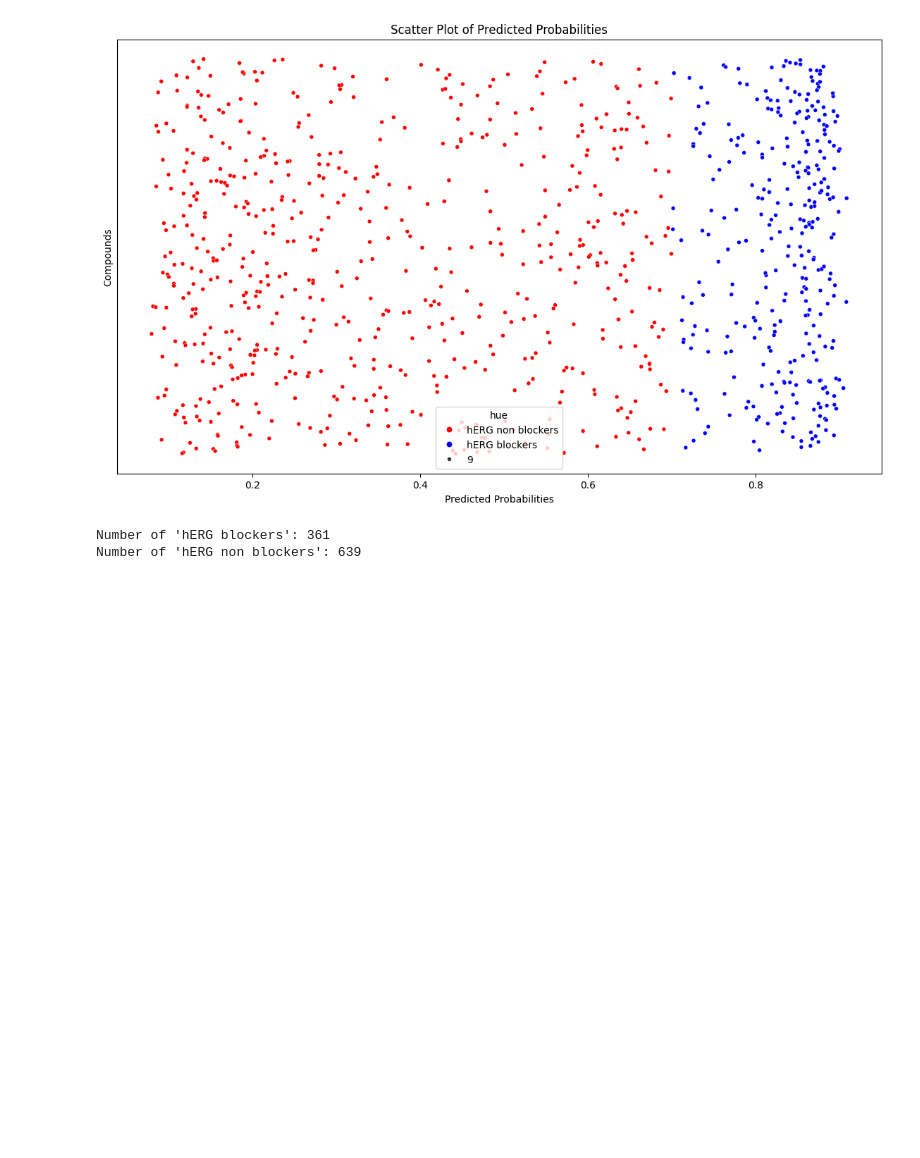
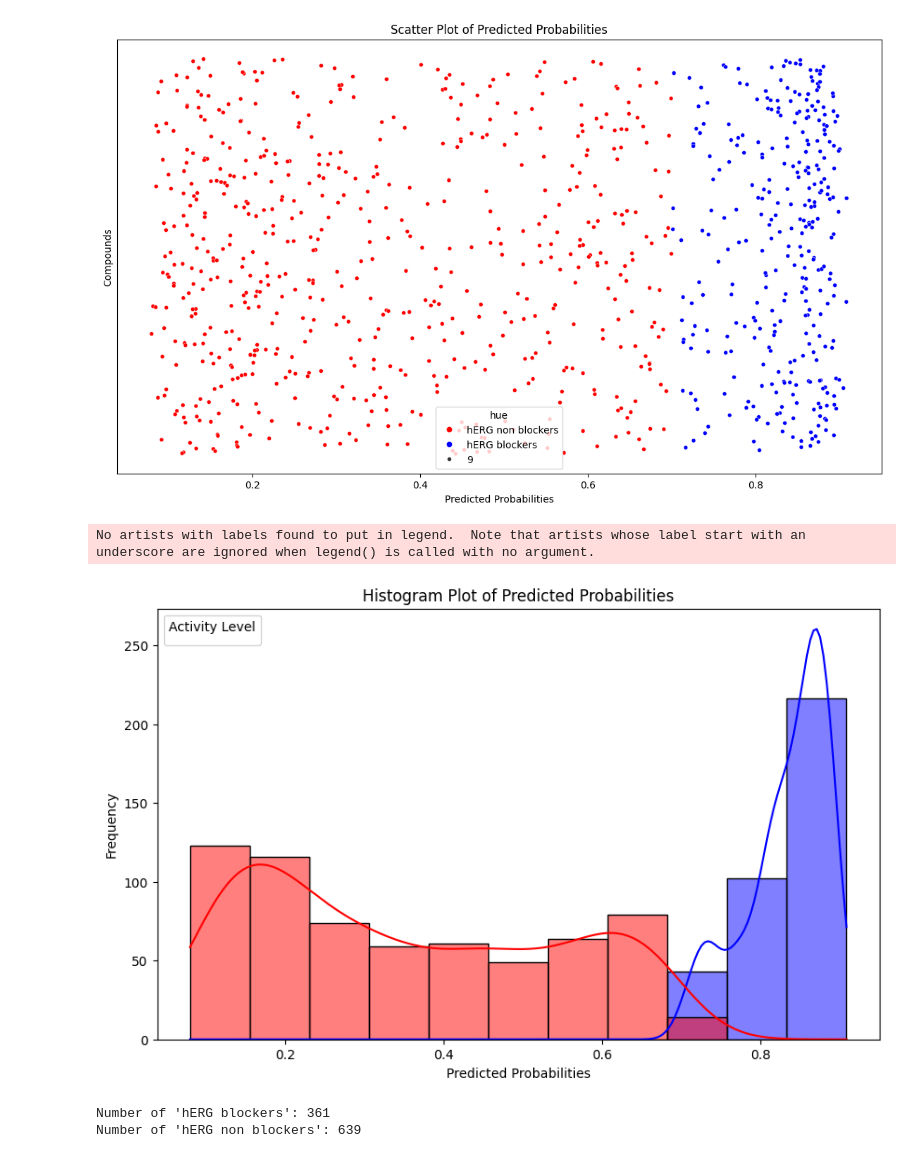
Before and after one commit to Malikbadmus/model-validation-eos30f3, a Jupyter notebook: notebooks/00_model_bias.ipynb, the cells around one changed output. Drawn from its saved outputs; the diff is of its cells as text; code cells hidden in the pictures; blank space fills up the shorter version.

```diff
--- a/notebooks/00_model_bias.ipynb
+++ b/notebooks/00_model_bias.ipynb
@@ -218,6 +223,19 @@ plt.yticks([])
 plt.show()
 # %% [output]
 [figure]
+# %%
+# Created a histogram plot with different hues
+plt.figure(figsize=(10, 6))
+sns.histplot(data=Model_predictions, x='activity', hue='hue', palette={'hERG blockers': 'blue', 'hERG non blockers': 'red'}, kde=True)
+plt.xlabel('Predicted Probabilities')
+plt.ylabel('Frequency')
+plt.title('Histogram Plot of Predicted Probabilities')
+plt.legend(title='Activity Level')
+plt.savefig('../figures/histogram_plot.png')
+plt.show()
+# %% [output]
+No artists with labels found to put in legend.  Note that artists whose label start with an underscore are ignored when legend() is called with no argument.
+[figure, added]
 # %%
 num_hERG_blockers = Model_predictions[Model_predictions['hue'] == 'hERG blockers'].shape[0]
 num_hERG_non_blockers = Model_predictions[Model_predictions['hue'] == 'hERG non blockers'].shape[0]
```
Also changed, not shown: parts of 14 cells of this notebook, 5 other files.
